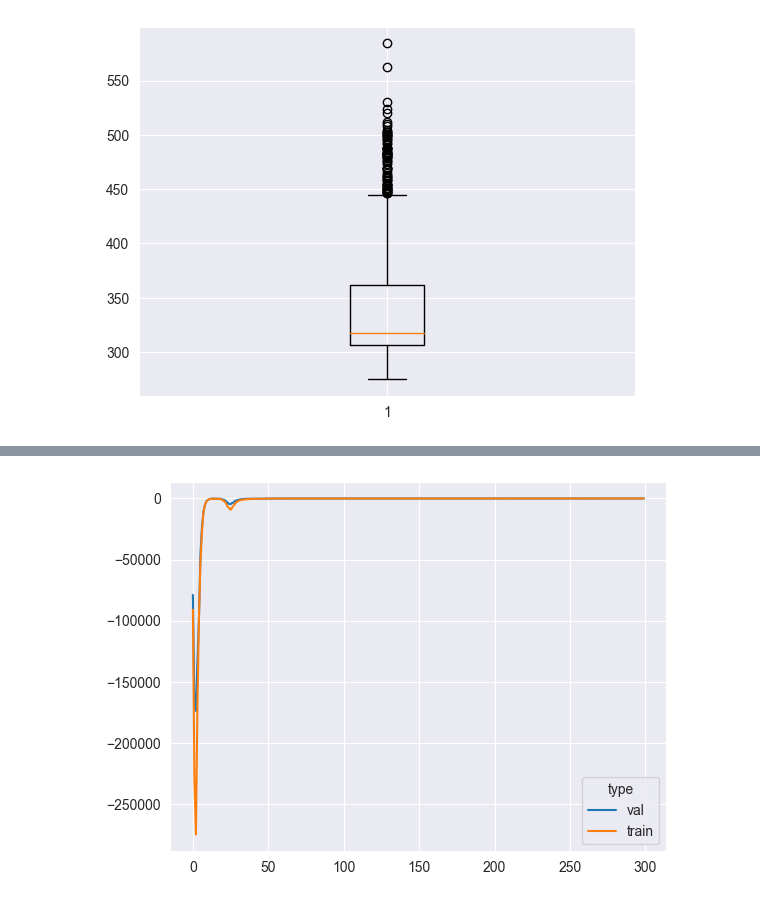
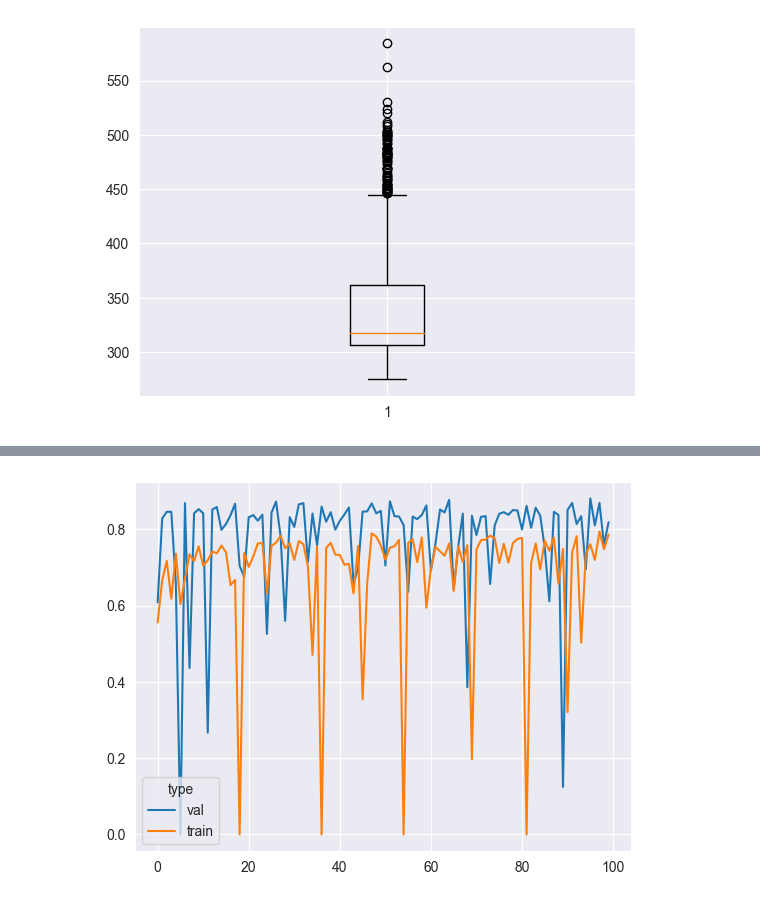
Before and after one commit to llitone/fuel-consumption-prediction, a Jupyter notebook: predictions/nn_fuelTA130.ipynb, the cells around one changed output, grey strips where cells are left out. Drawn from its saved outputs; the diff is of its cells as text; code cells hidden in the pictures.

Commit message:
nn pytorch model for dredicting fuel consumption

```diff
--- a/predictions/nn_fuelTA130.ipynb
+++ b/predictions/nn_fuelTA130.ipynb
@@ -116,7 +121,7 @@ def score_model(_model, metric, prediction_data):
     for X_batch, Y_label in prediction_data:
         Y_pred = _model(X_batch)
         scores += metric(
-            Y_pred.detach().numpy(), Y_label.detach().numpy()
+            Y_label.detach().numpy(), Y_pred.detach().numpy()
         ).mean().item()
 
     return scores / len(prediction_data)
@@ -127,7 +132,7 @@ def train(_model, opt, loss_function, epochs, data_tr, data_val, scoring=r2_scor
         "train": [],
         "val": []
     }
-    # scheduler = torch.optim.lr_scheduler.StepLR(opt, 30)
+    scheduler = torch.optim.lr_scheduler.StepLR(opt, 30)
     for epoch in range(epochs):
         tic = time()
         print('* Epoch %d/%d' % (epoch+1, epochs))
@@ -144,16 +149,17 @@ def train(_model, opt, loss_function, epochs, data_tr, data_val, scoring=r2_scor
             opt.step()
 
             avg_loss += model_loss / len(data_tr)
-        # scheduler.step(model_loss)
+        scheduler.step()
         toc = time()
 
         _model.eval()
-
+        val_score = score_model(_model, scoring, data_val)
+        train_score =  score_model(_model, scoring, data_tr)
         scores["val"].append(
-            score_model(_model, scoring, data_val)
+            0 if val_score < 0 else val_score
         )
         scores["train"].append(
-            score_model(_model, scoring, data_tr)
+            0 if train_score < 0 else train_score
         )
         clear_output(wait=True)
         clear_output(wait=True)
@@ -165,18 +171,23 @@ def train(_model, opt, loss_function, epochs, data_tr, data_val, scoring=r2_scor
         loses.append(float(avg_loss.detach()))
     return loses, scores
 # %%
-X_train = torch.tensor(X[:900].to_numpy(), dtype=torch.float32)
-y_train = torch.tensor(y[:900].to_numpy(), dtype=torch.float32).reshape(-1, 1)
-X_val = torch.tensor(X[900:].to_numpy(), dtype=torch.float32)
-y_val = torch.tensor(y[900:].to_numpy(), dtype=torch.float32).reshape(-1, 1)
+X_train, X_test, y_train, y_test = train_test_split(
+    X.to_numpy(), y.to_numpy(), test_size=0.05, random_state=42
+)
+X_train = scaler.fit_transform(X_train)
+X_test = scaler.transform(X_test)
+X_test = torch.tensor(X_test, dtype=torch.float32)
+y_test = torch.tensor(y_test, dtype=torch.float32)
+X_train = torch.tensor(X_train, dtype=torch.float32)
+y_train = torch.tensor(y_train, dtype=torch.float32).reshape(-1, 1)
 
 train_loader = DataLoader(list(zip(X_train, y_train)), shuffle=True, batch_size=16)
-val_loader = DataLoader(list(zip(X_val, y_val)), shuffle=True, batch_size=16)
+val_loader = DataLoader(list(zip(X_test, y_test)), shuffle=True, batch_size=16)
 # %%
 model = SimpleNN()
-loss_fn = nn.L1Loss()
-optim = torch.optim.RMSprop(model.parameters(), 1e-5)
+loss_fn = nn.MSELoss()
+optim = torch.optim.Rprop(model.parameters(), 1e-3)
 # %%
-loss, score = train(model, optim, loss_fn, 300, train_loader, val_loader)
+loss, score = train(model, optim, loss_fn, 100, train_loader, val_loader)
 # %% [output]
-[figure, old version]
+[figure, new version]
```
Also changed, not shown: parts of 41 cells of this notebook, 1 other file.
